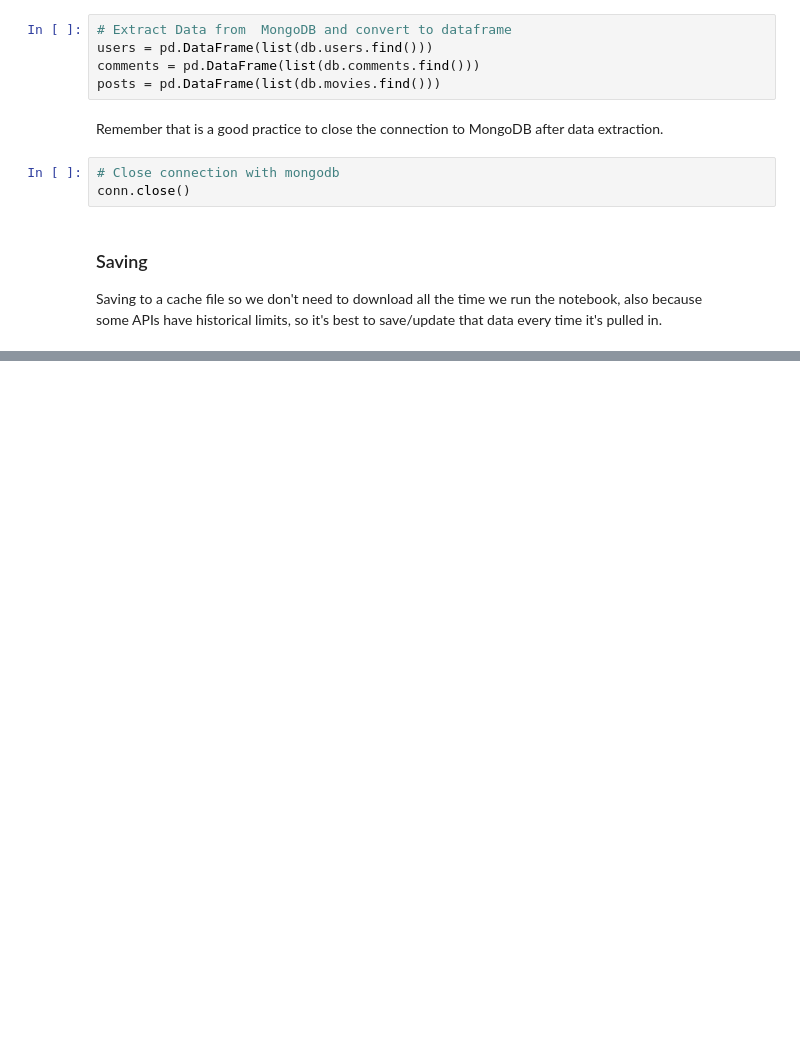
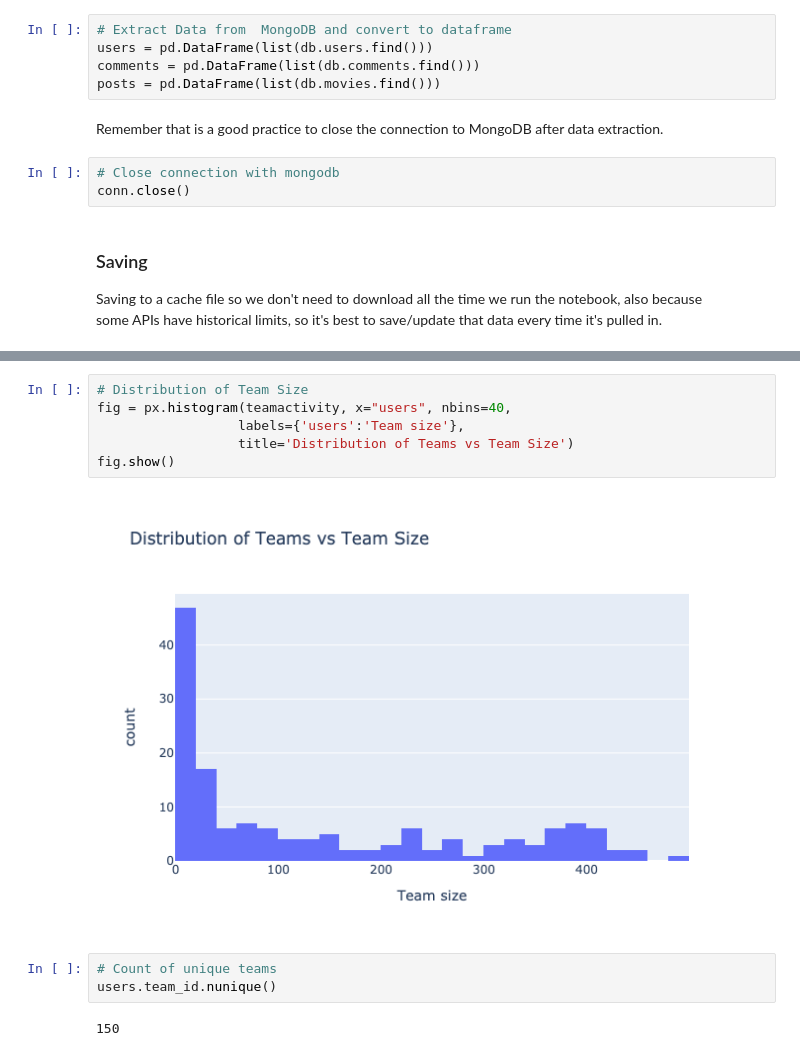
Before and after one commit to reisdebora/user-activity, a Jupyter notebook: notebook.ipynb, the cells around one changed output, grey strips where cells are left out. Saved outputs shown, nothing was run; the diff lists cells and outputs as text; blank space fills up the shorter version.

```diff
--- a/notebook.ipynb
+++ b/notebook.ipynb
@@ -375,0 +158,13 @@ fig.show()
+# %%
+# Distribution of Team Size
+fig = px.histogram(teamactivity, x="users", nbins=40,
+                  labels={'users':'Team size'},
+                  title='Distribution of Teams vs Team Size')
+fig.show()
+# %% [output]
+[figure, added]
+# %%
+# Count of unique teams
+users.team_id.nunique()
+# %% [output]
+150
```
Also changed, not shown: parts of 55 cells of this notebook, 12 other files.
